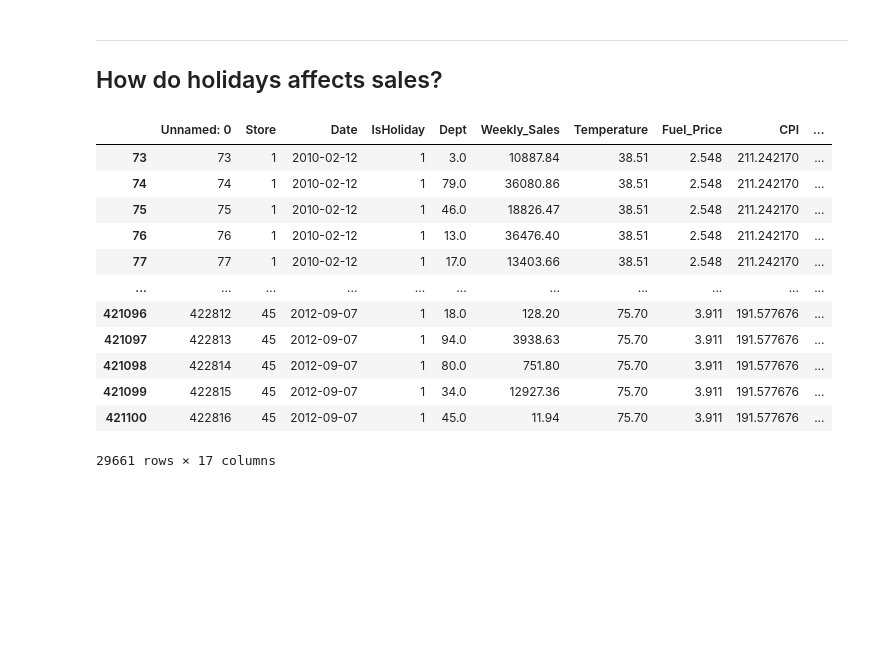
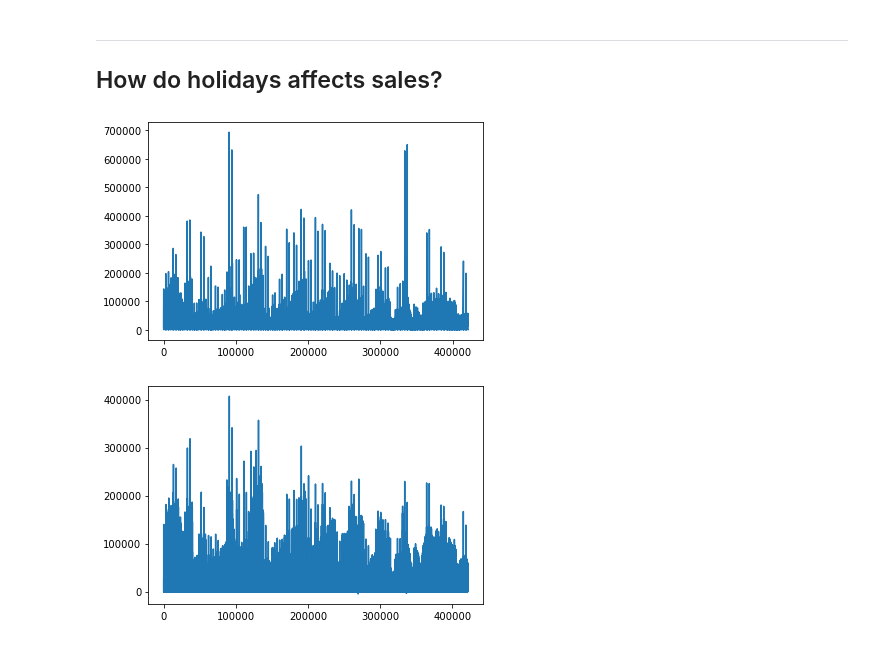
Before and after one commit to joann-balraj/Walmart_Analysis, a Jupyter notebook: Workbook.ipynb, the cells around one changed output. Saved outputs shown, nothing was run; the diff lists cells and outputs as text; code cells hidden in the pictures; blank space fills up the shorter version.

```diff
--- a/Workbook.ipynb
+++ b/Workbook.ipynb
@@ -117,19 +117,14 @@ df = df.drop(columns=['MarkDown1', 'MarkDown2', 'MarkDown3', 'MarkDown4', 'MarkD
 ____
 
 ## How do holidays affects sales?
-# %%
-df[df['IsHoliday'] == 1]
-# %% [output]
-|  | Unnamed: 0 | Store | Date | IsHoliday | Dept | Weekly_Sales | Temperature | Fuel_Price | CPI | ... |
-| 73 | 73 | 1 | 2010-02-12 | 1 | 3.0 | 10887.84 | 38.51 | 2.548 | 211.242170 | ... |
-| 74 | 74 | 1 | 2010-02-12 | 1 | 79.0 | 36080.86 | 38.51 | 2.548 | 211.242170 | ... |
-| 75 | 75 | 1 | 2010-02-12 | 1 | 46.0 | 18826.47 | 38.51 | 2.548 | 211.242170 | ... |
-| 76 | 76 | 1 | 2010-02-12 | 1 | 13.0 | 36476.40 | 38.51 | 2.548 | 211.242170 | ... |
-| 77 | 77 | 1 | 2010-02-12 | 1 | 17.0 | 13403.66 | 38.51 | 2.548 | 211.242170 | ... |
-| ... | ... | ... | ... | ... | ... | ... | ... | ... | ... | ... |
-| 421096 | 422812 | 45 | 2012-09-07 | 1 | 18.0 | 128.20 | 75.70 | 3.911 | 191.577676 | ... |
-| 421097 | 422813 | 45 | 2012-09-07 | 1 | 94.0 | 3938.63 | 75.70 | 3.911 | 191.577676 | ... |
-| 421098 | 422814 | 45 | 2012-09-07 | 1 | 80.0 | 751.80 | 75.70 | 3.911 | 191.577676 | ... |
-| 421099 | 422815 | 45 | 2012-09-07 | 1 | 34.0 | 12927.36 | 75.70 | 3.911 | 191.577676 | ... |
-| 421100 | 422816 | 45 | 2012-09-07 | 1 | 45.0 | 11.94 | 75.70 | 3.911 | 191.577676 | ... |
-29661 rows × 17 columns
+# %%
+holiday = df[df['IsHoliday'] == 1]
+not_holiday = df[df['IsHoliday'] == 0]
+# %%
+holiday.Weekly_Sales.plot();
+# %% [output]
+[figure, added]
+# %%
+not_holiday.Weekly_Sales.plot();
+# %% [output]
+[figure, added]
```
